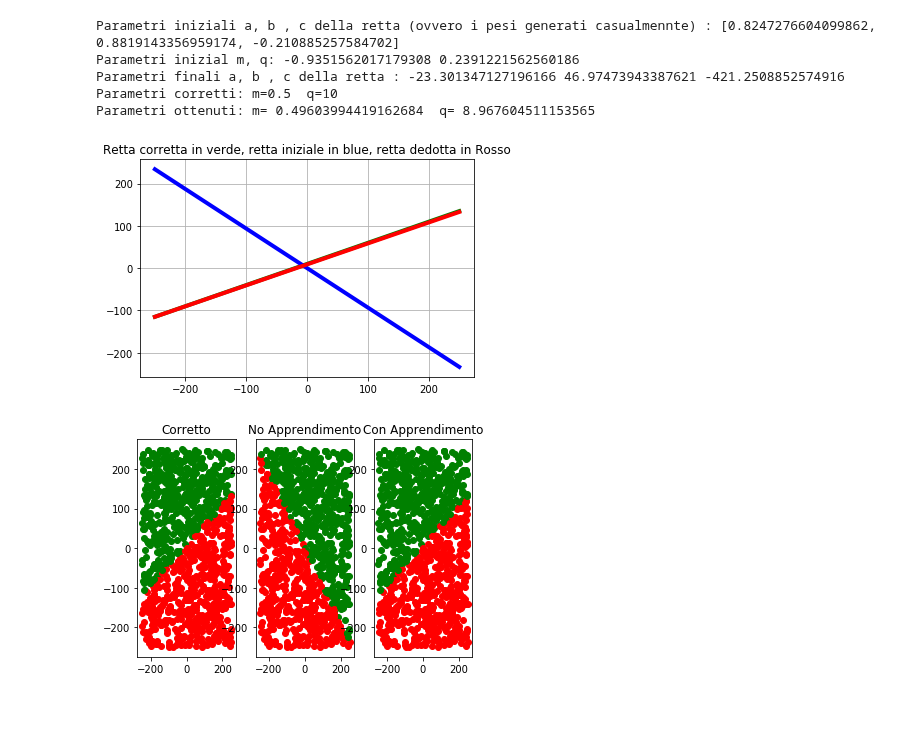
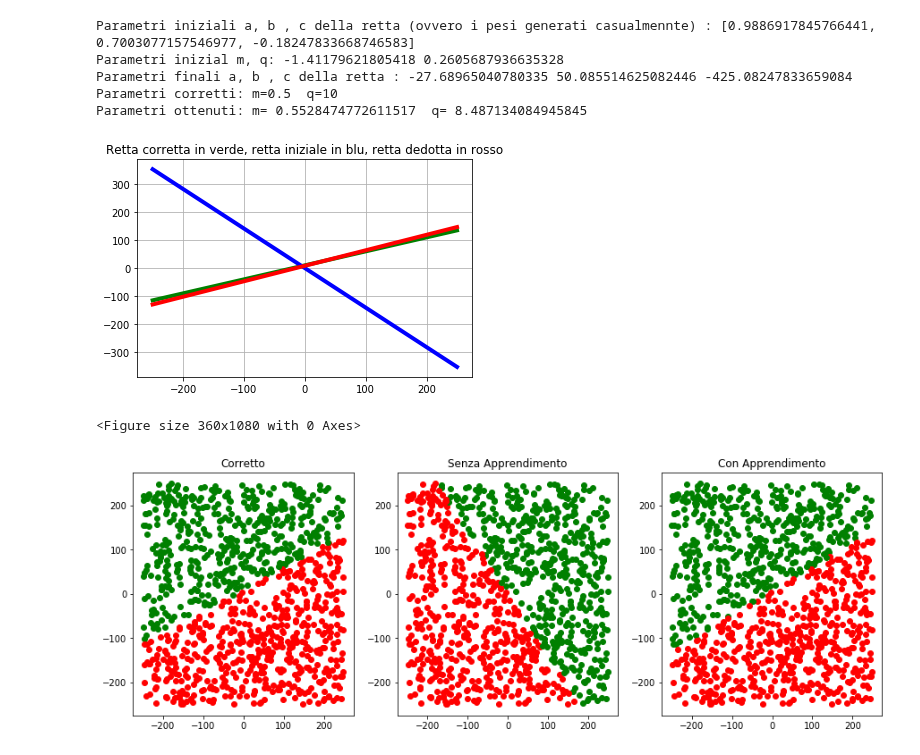
Before and after one commit to stefanoridolfi/Coding_ML, a Jupyter notebook: percp2.ipynb, the cells around one changed output. Drawn from its saved outputs; the diff is of its cells as text; code cells hidden in the pictures; blank space fills up the shorter version.

```diff
--- a/percp2.ipynb
+++ b/percp2.ipynb
@@ -108,8 +108,9 @@ for x in range(-250,251):
   llx.append(x)
   lly.append(y)
 pl.plot(llx,lly,color='red',linewidth=4.0)
-pl.title("Retta corretta in verde, retta iniziale in blue, retta dedotta in Rosso")
+pl.title("Retta corretta in verde, retta iniziale in blu, retta dedotta in rosso")
 pl.grid(True)
+pl.figure(figsize=(5,15))
 pl.show()
 
 # Creiamo una lista di 100 punti casuali
@@ -117,6 +118,8 @@ listaPunti = generaPunti(1000)
 
 
 fig, (ax1, ax2, ax3) = pl.subplots(1, 3)
+fig.set_figheight(5)
+fig.set_figwidth(15)
 # Disegniamo i punti della lista,  in rosso se si trovano al di
 # sotto della retta originale corretta e in verde se si trovano al disopra. Visualizza la classficazione corretta
 for punto in listaPunti:
@@ -128,37 +131,38 @@ for punto in listaPunti:
     ax1.plot(punto[0],punto[1],formato)
 ax1.set_title('Corretto')
 
 
 
 # Disegniamo i punti della lista,  in rosso se si trovano al di
 # sotto della retta generata dai pesi originali,  e in verde se si trovano al disopra. Visualizza la classficazione prima dell'addestramento
 for punto in listaPunti:
     y_linea=(-weights_start[0]/weights_start[1])*punto[0] -(weights_start[2]/weights_start[1])
     if punto[1] > y_linea:
         formato = 'go'
     else:
         formato = 'ro'
     ax2.plot(punto[0],punto[1],formato)
-ax2.set_title('No Apprendimento')
+ax2.set_title('Senza Apprendimento')
 
 
 # Disegniamo i punti della lista,  in rosso se si trovano al di
 # sotto della retta generata dai pesi finali,  e in verde se si trovano al disopra. Visualizza la classficazione dopo l'addestramento
 for punto in listaPunti:
     y_linea=(-weights[0]/weights[1])*punto[0] -(weights[2]/weights[1])
     if punto[1] > y_linea:
         formato = 'go'
     else:
         formato = 'ro'
     ax3.plot(punto[0],punto[1],formato)
 ax3.set_title('Con Apprendimento')
 
 pl.show()
 # %% [output]
-Parametri iniziali a, b , c della retta (ovvero i pesi generati casualmennte) : [0.8247276604099862, 0.8819143356959174, -0.210885257584702]
-Parametri inizial m, q: -0.9351562017179308 0.2391221562560186
-Parametri finali a, b , c della retta : -23.301347127196166 46.97473943387621 -421.2508852574916
+Parametri iniziali a, b , c della retta (ovvero i pesi generati casualmennte) : [0.9886917845766441, 0.7003077157546977, -0.18247833668746583]
+Parametri inizial m, q: -1.41179621805418 0.2605687936635328
+Parametri finali a, b , c della retta : -27.68965040780335 50.085514625082446 -425.08247833659084
 Parametri corretti: m=0.5  q=10
-Parametri ottenuti: m= 0.49603994419162684  q= 8.967604511153565
+Parametri ottenuti: m= 0.5528474772611517  q= 8.487134084945845
-[figure, old version]
+[figure, new version]
+<Figure size 360x1080 with 0 Axes>
-[figure, old version]
+[figure, new version]
```
